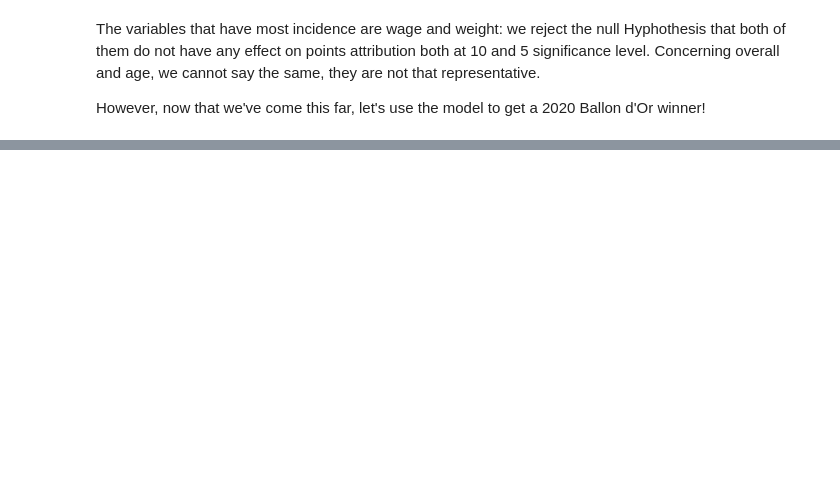
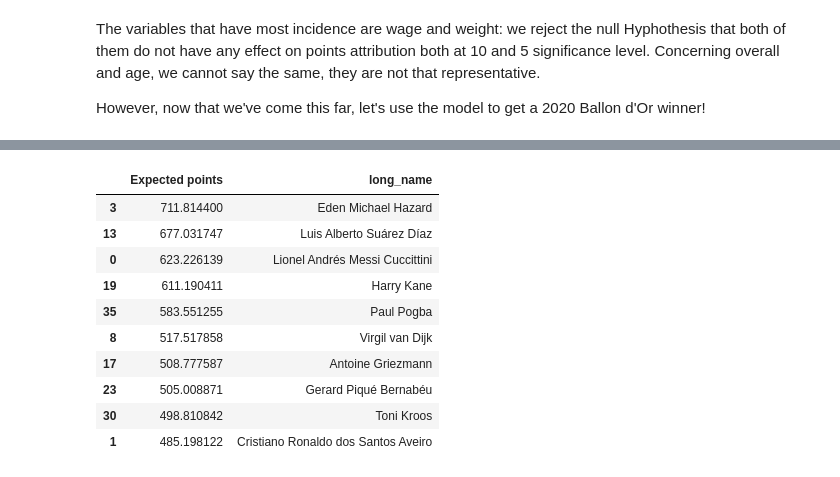
Before and after one commit to gerardrius/Gerard-project-II-v2, a Jupyter notebook: ipynb_files/visualizations.ipynb, the cells around one changed output, grey strips where cells are left out. Cells and saved outputs as stored; diff of their text form; code cells hidden in the pictures; blank space fills up the shorter version.

Commit message:
finished regression

```diff
--- a/ipynb_files/visualizations.ipynb
+++ b/ipynb_files/visualizations.ipynb
@@ -397,0 +382,35 @@ for column in fifa_20_reg:
+# %%
+# run twice to have a correct indexing -> level_0 column
+fifa_20_reg.reset_index(drop = False, inplace = True)
+# %%
+def regression_runner ():
+    df = fifa_20_reg
+    alpha = res.params['const']
+    beta_overall = res.params['overall']
+    beta_wage = res.params['wage_eur']
+    beta_age = res.params['age']
+    beta_weight = res.params['weight_kg']
+    results_list = []
+
+    for i in range(fifa_20_reg.shape[0]):
+        results_list.append(alpha + fifa_20_reg.loc[fifa_20_reg['level_0'] == i]['overall'][i]*beta_overall + fifa_20_reg.loc[fifa_20_reg['level_0'] == i]['wage_eur'][i]*beta_wage + fifa_20_reg.loc[fifa_20_reg['level_0'] == i]['age'][i]*beta_age +fifa_20_reg.loc[fifa_20_reg['level_0'] == i]['weight_kg'][i]*beta_weight)
+
+    fifa_20.insert(0, "Expected points", results_list)
+    fifa_20.sort_values(by=['Expected points'], ascending=False, inplace=True)
+
+    return fifa_20[['Expected points', 'long_name']].head(10)
+# %%
+# We run the regression funcion and the results are the following!
+regression_runner()
+# %% [output]
+|  | Expected points | long_name |
+| 3 | 711.814400 | Eden Michael Hazard |
+| 13 | 677.031747 | Luis Alberto Suárez Díaz |
+| 0 | 623.226139 | Lionel Andrés Messi Cuccittini |
+| 19 | 611.190411 | Harry Kane |
+| 35 | 583.551255 | Paul Pogba |
+| 8 | 517.517858 | Virgil van Dijk |
+| 17 | 508.777587 | Antoine Griezmann |
+| 23 | 505.008871 | Gerard Piqué Bernabéu |
+| 30 | 498.810842 | Toni Kroos |
+| 1 | 485.198122 | Cristiano Ronaldo dos Santos Aveiro |
```
Also changed, not shown: parts of 10 cells of this notebook.
